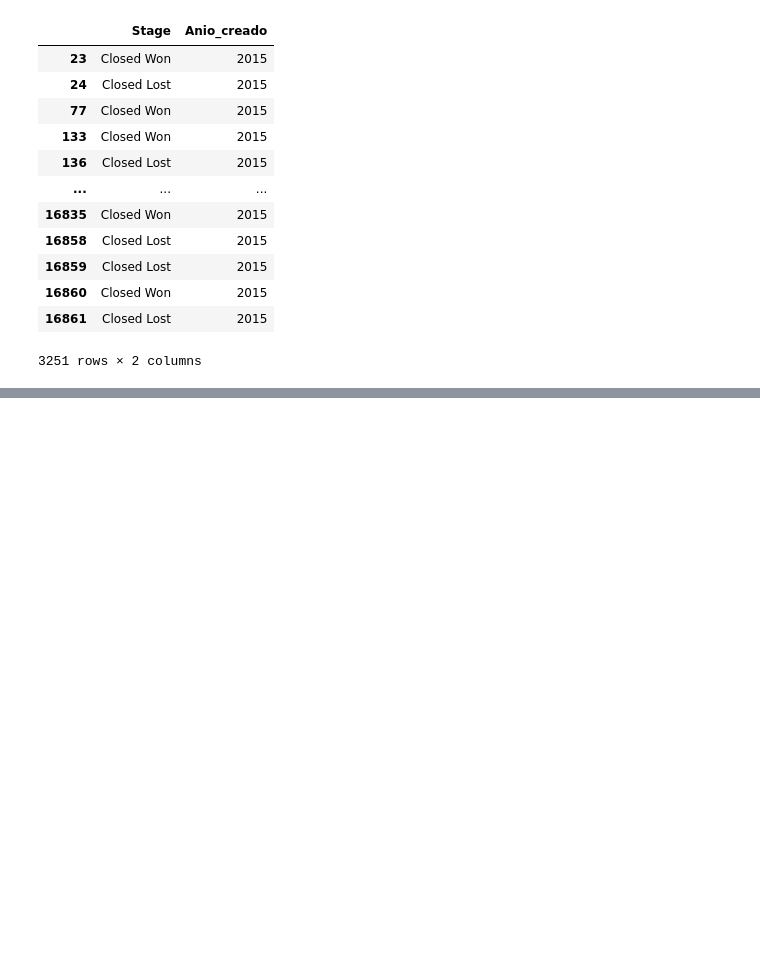
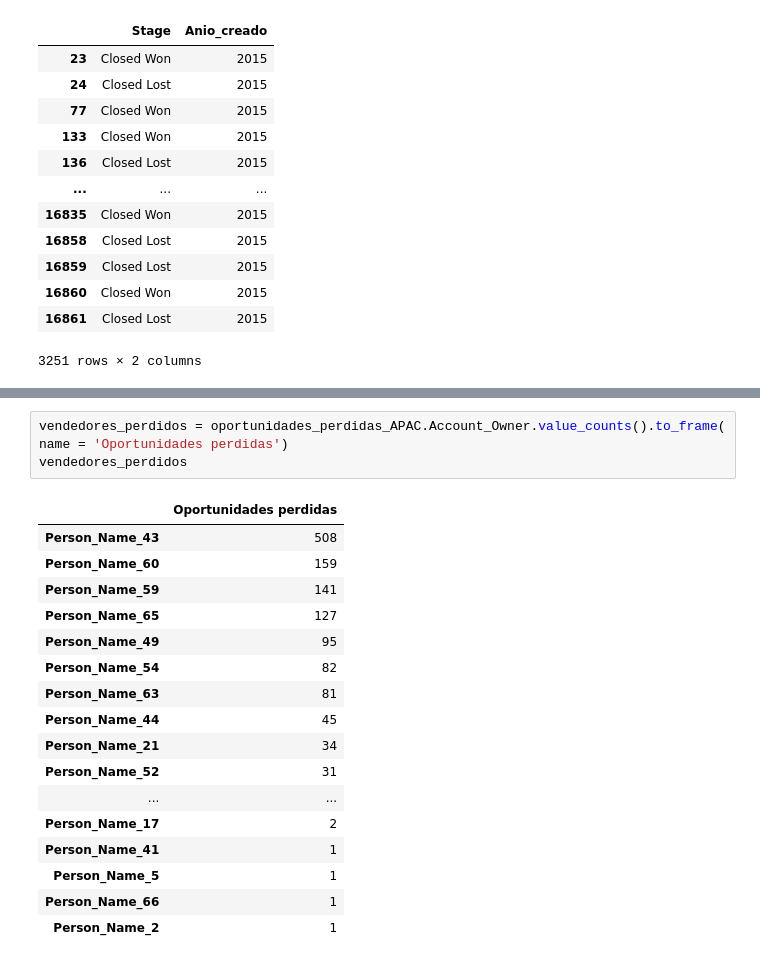
Before and after one commit to Ramaxx95/TP1-Orga-de-Datos, a Jupyter notebook: Visualizaciones/Region_APAC.ipynb, the cells around one changed output, grey strips where cells are left out. Drawn from its saved outputs; the diff is of its cells as text; blank space fills up the shorter version.

```diff
--- a/Visualizaciones/Region_APAC.ipynb
+++ b/Visualizaciones/Region_APAC.ipynb
@@ -156,0 +195,21 @@ estado_oportunidades_segun_anio_creacion
+# %%
+vendedores_perdidos = oportunidades_perdidas_APAC.Account_Owner.value_counts().to_frame( name = 'Oportunidades perdidas')
+vendedores_perdidos
+# %% [output]
+|  | Oportunidades perdidas |
+| Person_Name_43 | 508 |
+| Person_Name_60 | 159 |
+| Person_Name_59 | 141 |
+| Person_Name_65 | 127 |
+| Person_Name_49 | 95 |
+| Person_Name_54 | 82 |
+| Person_Name_63 | 81 |
+| Person_Name_44 | 45 |
+| Person_Name_21 | 34 |
+| Person_Name_52 | 31 |
+| ... | ... |
+| Person_Name_17 | 2 |
+| Person_Name_41 | 1 |
+| Person_Name_5 | 1 |
+| Person_Name_66 | 1 |
+| Person_Name_2 | 1 |
```
Also changed, not shown: parts of 9 cells of this notebook.
